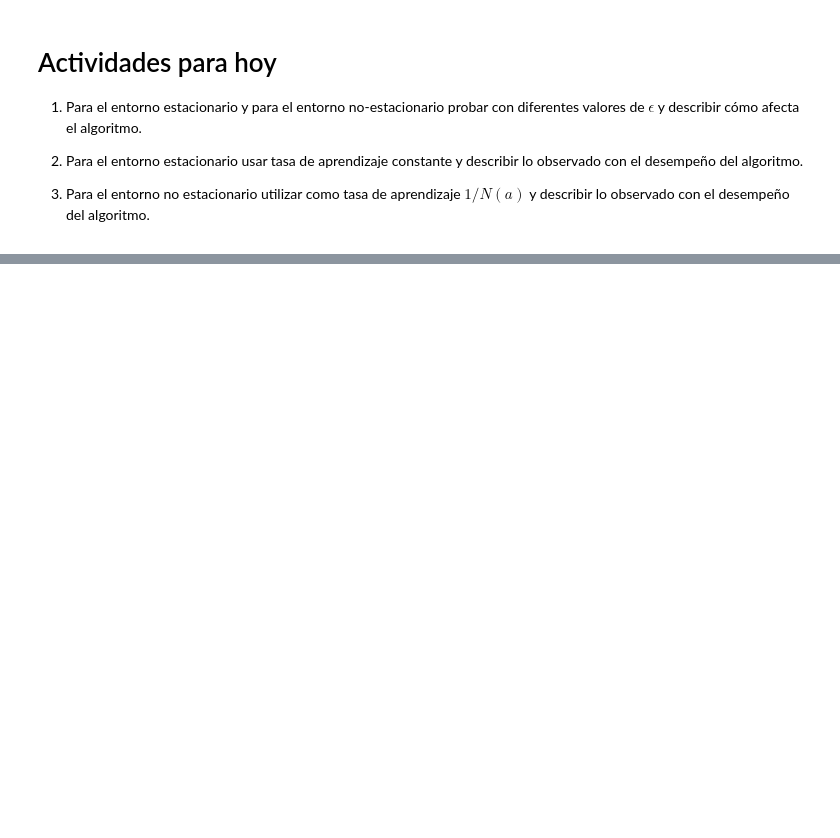
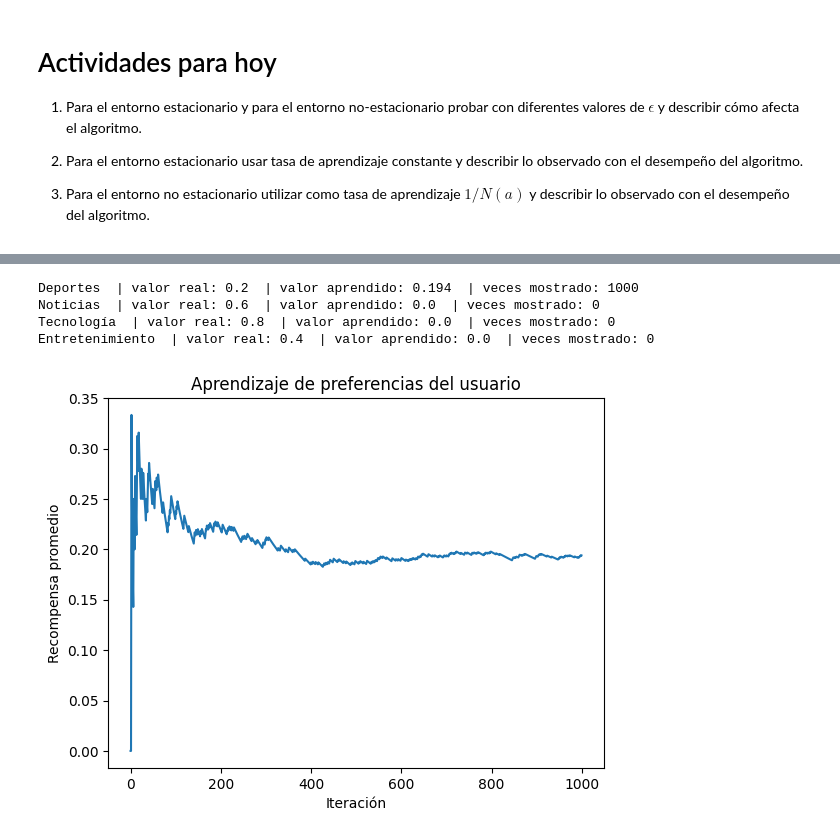
Before and after one commit to gapalfaro-cmyk/gapalfaro-cmyk-Proyecto-de-fin-de-modulo-7.3---Alfaro-Badillo-Cruz-Perez-Rupit-, a Jupyter notebook: Tarea 3.2_Alfaro_Badillo_Cruz_Perez_Rupit.ipynb, the cells around one changed output, grey strips where cells are left out. Cells and saved outputs as stored; diff of their text form; code cells hidden in the pictures; blank space fills up the shorter version.

```diff
--- a/Tarea 3.2_Alfaro_Badillo_Cruz_Perez_Rupit.ipynb
+++ b/Tarea 3.2_Alfaro_Badillo_Cruz_Perez_Rupit.ipynb
@@ -14,0 +66,23 @@ Tares 3.2
+# %%
+for i in range(n_actions):
+    print(
+        content[i],
+        " | valor real:", true_prob[i],
+        " | valor aprendido:", round(Q[i], 3),
+        " | veces mostrado:", int(N[i])
+    )
+# %% [output]
+Deportes  | valor real: 0.2  | valor aprendido: 0.194  | veces mostrado: 1000
+Noticias  | valor real: 0.6  | valor aprendido: 0.0  | veces mostrado: 0
+Tecnología  | valor real: 0.8  | valor aprendido: 0.0  | veces mostrado: 0
+Entretenimiento  | valor real: 0.4  | valor aprendido: 0.0  | veces mostrado: 0
+# %%
+average_reward = np.cumsum(rewards) / np.arange(1, T + 1)
+
+plt.plot(average_reward)
+plt.xlabel("Iteración")
+plt.ylabel("Recompensa promedio")
+plt.title("Aprendizaje de preferencias del usuario")
+plt.show()
+# %% [output]
+[figure, added]
```
Also changed, not shown: parts of 68 cells of this notebook.
